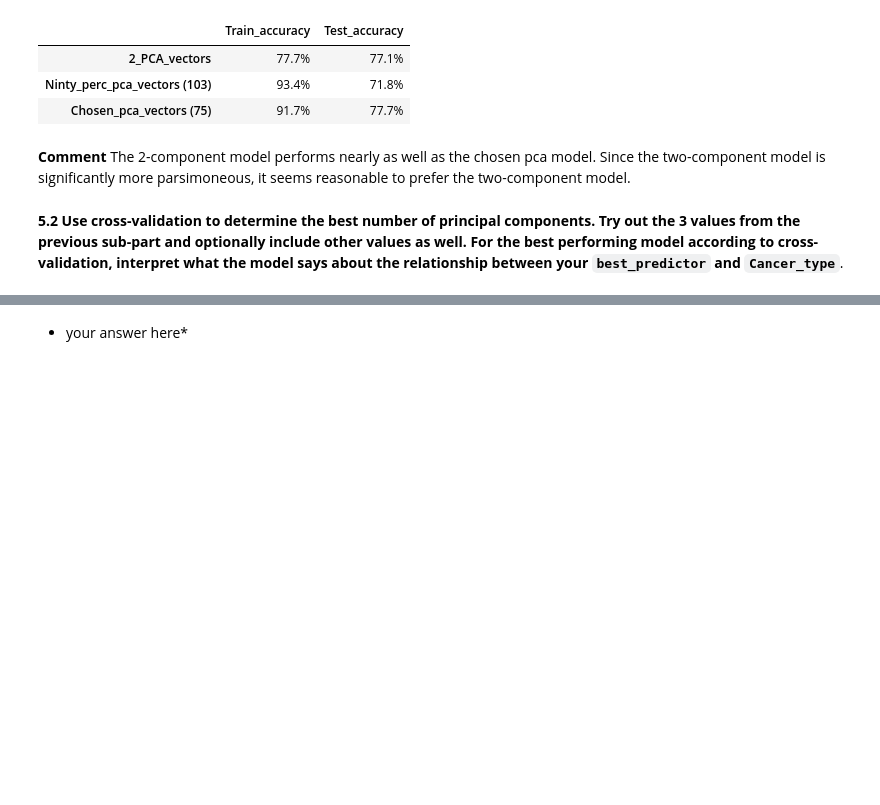
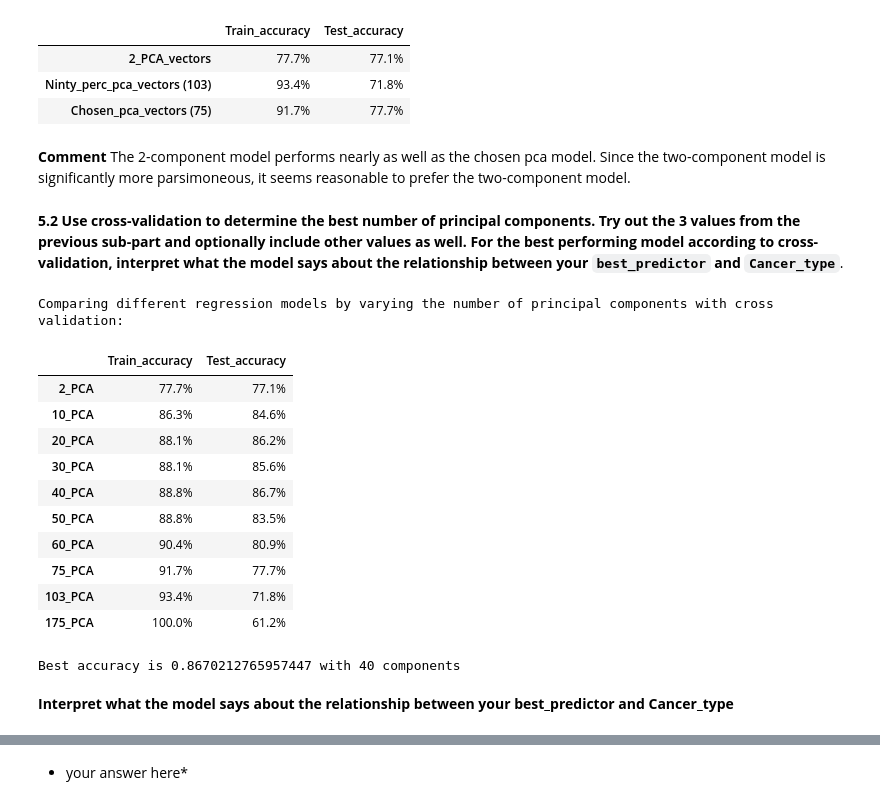
Before and after one commit to CreditPy/2021-s109a, a Jupyter notebook: cs_s109a_hw4/cs_s109a_hw4.ipynb, the cells around one changed output, grey strips where cells are left out. Saved outputs shown, nothing was run; the diff lists cells and outputs as text; code cells hidden in the pictures; blank space fills up the shorter version.

```diff
--- a/cs_s109a_hw4/cs_s109a_hw4.ipynb
+++ b/cs_s109a_hw4/cs_s109a_hw4.ipynb
@@ -712,0 +717,62 @@ Comparing different regression models by varying the number of principal compone
+# %%
+# prepare a dataframe to represent accuracy for each model
+
+for pca_cnt in pca_cnts:
+    model_description = str(pca_cnt) + "_PCA"
+    model_descriptions.append(model_description)
+
+pca_cnt_cv_acc_df = pd.DataFrame(
+    index=model_descriptions,
+    columns=['Train_accuracy', 'Test_accuracy'])
+# %%
+iteration_counter = 0
+for pca_cnts in pca_cnts:
+    # adding cross validation and setting c high to avoid additional regularizatoin
+    logreg =  LogisticRegressionCV(Cs=cs_vals, solver='liblinear', max_iter=1000, cv=cv_folds)
+    # note we're using the pcaX dataset, subsetted to include the specific feature nr.
+    logreg.fit(pcaX_df_train.iloc[:,:pca_cnts], y_train)
+
+    y_hat_train = logreg.predict(pcaX_df_train.iloc[:,:pca_cnts])
+    train_accuracy = accuracy_score(y_train.to_numpy(), y_hat_train)
+
+    y_hat_test = logreg.predict(pcaX_df_test.iloc[:,:pca_cnts])
+    test_accuracy = accuracy_score(y_test.to_numpy(), y_hat_test)
+
+    # adding accuracy to a list in case we want to show how accuracy changes with pca_cnts
+    accuracies.append(cur_accuracy)
+    if test_accuracy > best_accuracy:
+        best_accuracy = test_accuracy
+        best_pca_model = logreg
+        best_pca_cnt = pca_cnts
+
+    # Add rates to dataframe for clear comparison
+    curr_model_descr = model_descriptions[iteration_counter]
+    pca_cnt_cv_acc_df.loc[curr_model_descr,'Train_accuracy'] = train_accuracy
+    pca_cnt_cv_acc_df.loc[curr_model_descr,'Test_accuracy'] = test_accuracy
+    iteration_counter = iteration_counter + 1
+# %%
+# display the rates by model in percentage format
+print("Comparing different regression models by varying the number of principal components with cross validation:")
+pca_cnt_cv_acc_df.style.format({
+    'Train_accuracy': '{:,.1%}'.format,
+    'Test_accuracy': '{:,.1%}'.format,
+})
+# %% [output]
+Comparing different regression models by varying the number of principal components with cross validation:
+|  | Train_accuracy | Test_accuracy |
+| 2_PCA | 77.7% | 77.1% |
+| 10_PCA | 86.3% | 84.6% |
+| 20_PCA | 88.1% | 86.2% |
+| 30_PCA | 88.1% | 85.6% |
+| 40_PCA | 88.8% | 86.7% |
+| 50_PCA | 88.8% | 83.5% |
+| 60_PCA | 90.4% | 80.9% |
+| 75_PCA | 91.7% | 77.7% |
+| 103_PCA | 93.4% | 71.8% |
+| 175_PCA | 100.0% | 61.2% |
+# %%
+print("Best accuracy is",best_accuracy, "with", best_pca_cnt, "components")
+# %% [output]
+Best accuracy is 0.8670212765957447 with 40 components
+# %% [markdown]
+**Interpret what the model says about the relationship between your best_predictor and Cancer_type**
```
Also changed, not shown: parts of 9 cells of this notebook.
